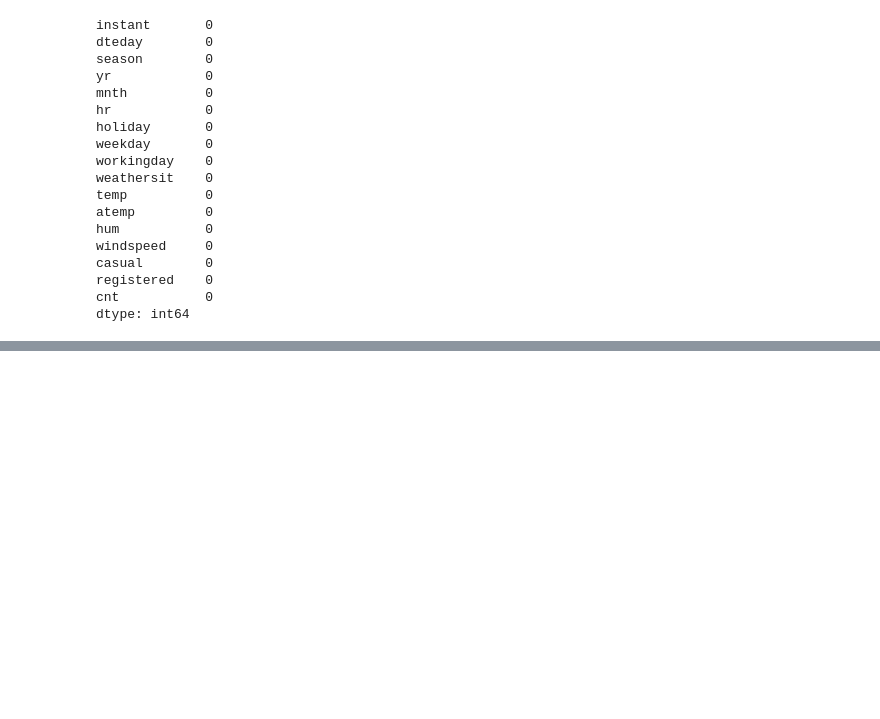
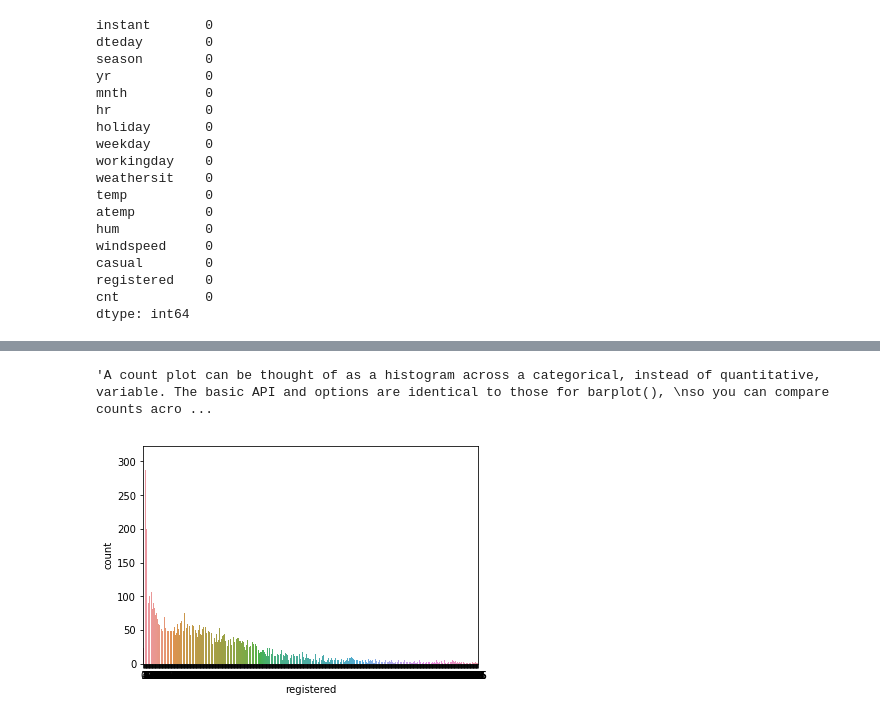
Before and after one commit to ShubhamSharma28198/ML-Assignment, a Jupyter notebook: Assignment7.ipynb, the cells around one changed output, grey strips where cells are left out. Cells and saved outputs as stored; diff of their text form; code cells hidden in the pictures; blank space fills up the shorter version.

```diff
--- a/Assignment7.ipynb
+++ b/Assignment7.ipynb
@@ -218,0 +289,14 @@ ft={'weekday'}
+# %%
+#3-->
+sns.countplot(x='registered',data = df1)
+'''A count plot can be thought of as a histogram across a categorical, instead of quantitative, variable. The basic API and options are identical to those for barplot(),
+so you can compare counts across nested variables.
+Input data can be passed in a variety of formats, including:
+
+-->Vectors of data represented as lists, numpy arrays, or pandas Series objects passed directly to the x, y, and/or hue parameters.
+-->A “long-form” DataFrame, in which case the x, y, and hue variables will determine how the data are plotted.
+-->A “wide-form” DataFrame, such that each numeric column will be plotted.
+-->An array or list of vectors.'''
+# %% [output]
+'A count plot can be thought of as a histogram across a categorical, instead of quantitative, variable. The basic API and options are identical to those for barplot(), \nso you can compare counts acro ...
+[figure, added]
```
Also changed, not shown: parts of 24 cells of this notebook.
